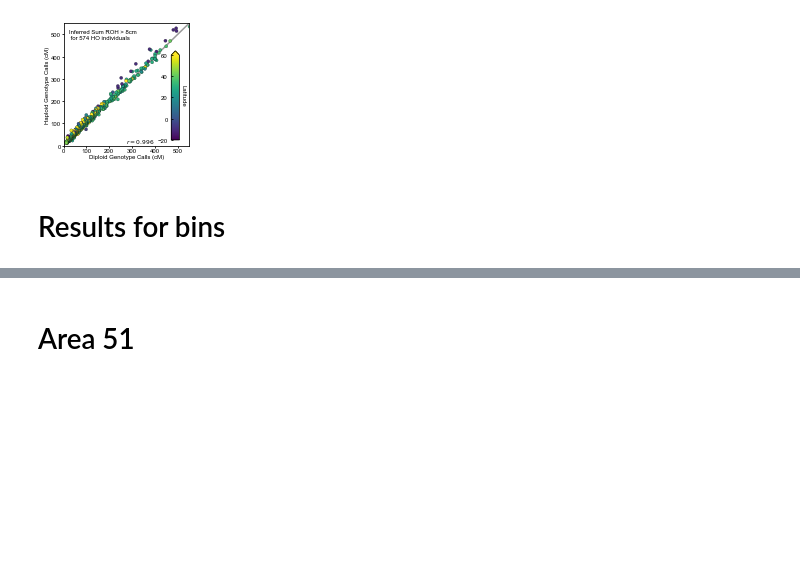
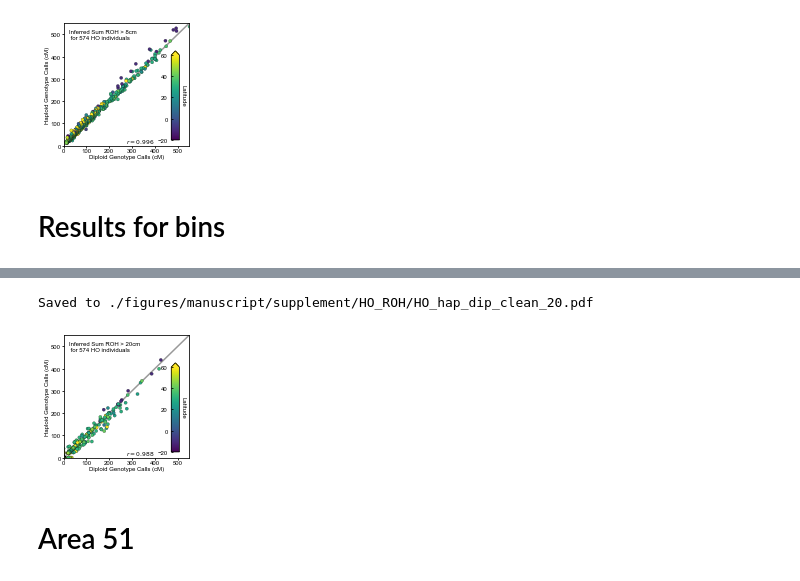
Before and after one commit to hringbauer/hapROH, a Jupyter notebook: Notebooks/Figures/VariousPaper/compare_HO_ph_dip.ipynb, the cells around one changed output, grey strips where cells are left out. Cells and saved outputs as stored; diff of their text form; code cells hidden in the pictures; blank space fills up the shorter version.

```diff
--- a/Notebooks/Figures/VariousPaper/compare_HO_ph_dip.ipynb
+++ b/Notebooks/Figures/VariousPaper/compare_HO_ph_dip.ipynb
@@ -193,3 +208,16 @@ df_t.sort_values(by="sum_roh_4-8_x")[""]
+# %%
+plot_correlation_roh(df_t, xlim=[0,550], ylim=[0,550], c_col="lat_x",padax=0.5,
+                     lw=0.2, s=10, figsize=(2.25, 2.25), fs=6, fs_t=6, pad=6, cb_pad=-0.2,
+                     barlabel="Latitude", vrange=[-20,60],
+                     cb_coords = [0.79, 0.16, 0.05, 0.55], tickwidth=0.8, roh_bin=" > 20",
+                     ticklength=2,
+                     col1="sum_roh>20_x", col2="sum_roh>20_y", pad_t1=0.7,
+                     xlabel="Diploid Genotype Calls (cM)",
+                     ylabel="Haploid Genotype Calls (cM)",
+                     savepath = "./figures/manuscript/supplement/HO_ROH/HO_hap_dip_clean_20.pdf")
+# %% [output]
+Saved to ./figures/manuscript/supplement/HO_ROH/HO_hap_dip_clean_20.pdf
+[figure, added]
 # %% [markdown]
 # Area 51
 # %%
```
Also changed, not shown: parts of 15 cells of this notebook, 13 other files.
